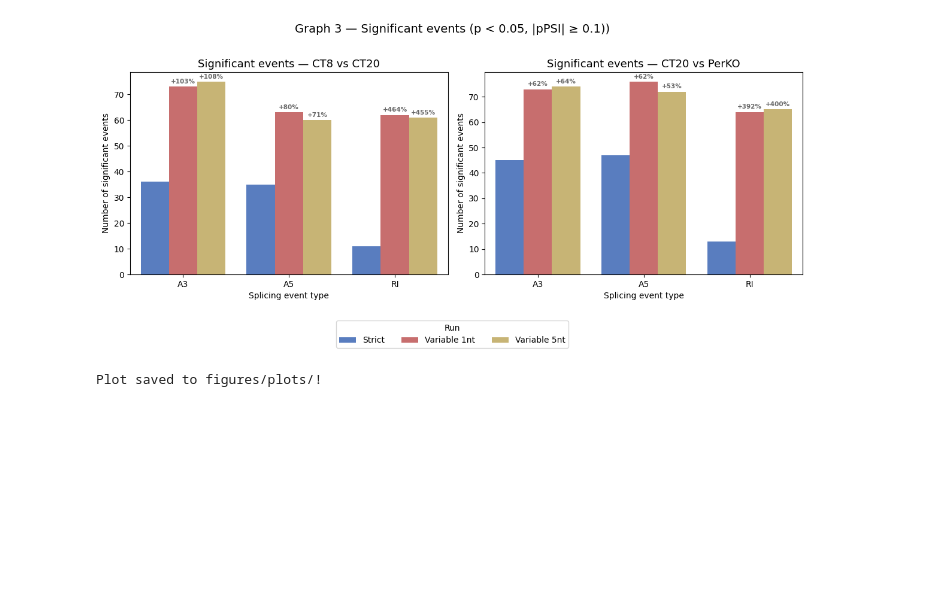
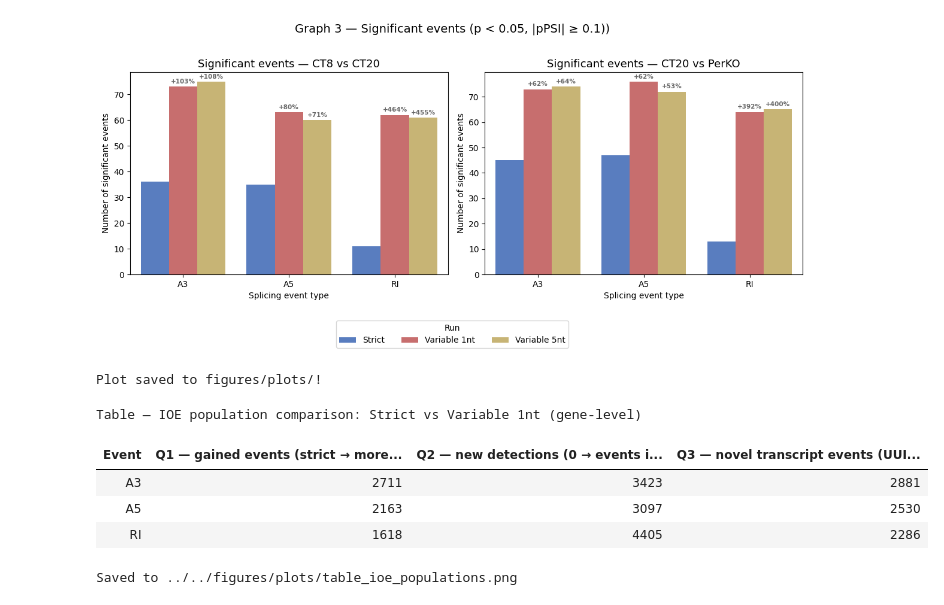
Before and after one commit to griceyrt/Internship, a Jupyter notebook: analysis/notebooks/02_barplots.ipynb, the cells around one changed output. Saved outputs shown, nothing was run; the diff lists cells and outputs as text; code cells hidden in the pictures; blank space fills up the shorter version.

```diff
--- a/analysis/notebooks/02_barplots.ipynb
+++ b/analysis/notebooks/02_barplots.ipynb
@@ -336,3 +336,56 @@ print("Plot saved to figures/plots/!")
 # %% [output]
 [figure]
 Plot saved to figures/plots/!
+# %%
+# ── CELL 1 — Table: IOE Population Summary (Q1 / Q2 / Q3) ──────────────────
+
+import os
+
+# Read the population counts produced by compare_event_populations.sh
+def count_lines(path):
+    """Return number of lines in a file (0 if file missing or empty)."""
+    if not os.path.exists(path):
+        return 0
+    with open(path) as f:
+        return sum(1 for _ in f)
+
+base = "/Users/gricey/Desktop/Internship/data/ioe_populations" # adjust if you ran the script from a different cwd
+
+data_pop = {
+    "Event": ["A3", "A5", "RI"],
+    "Q1 — gained events\n(strict → more, both present)": [
+        count_lines(f"{base}/A3_Q1_more_events.txt"),
+        count_lines(f"{base}/A5_Q1_more_events.txt"),
+        count_lines(f"{base}/RI_Q1_more_events.txt"),
+    ],
+    "Q2 — new detections\n(0 → events in variable)": [
+        count_lines(f"{base}/A3_Q2_zero_to_events_genes.txt"),
+        count_lines(f"{base}/A5_Q2_zero_to_events_genes.txt"),
+        count_lines(f"{base}/RI_Q2_zero_to_events_genes.txt"),
+    ],
+    "Q3 — novel transcript events\n(UUID IDs)": [
+        count_lines(f"{base}/A3_Q3_novel_transcripts.ioe"),
+        count_lines(f"{base}/A5_Q3_novel_transcripts.ioe"),
+        count_lines(f"{base}/RI_Q3_novel_transcripts.ioe"),
+    ],
+}
+
+df_pop = pd.DataFrame(data_pop)
+
+display(
+    style_table(df_pop)
+    .set_caption("Table — IOE population comparison: Strict vs Variable 1nt (gene-level)")
+)
+
+export_table_png(
+    df_pop,
+    "../../figures/plots/table_ioe_populations.png",
+    title="IOE population comparison: Strict vs Variable 1nt"
+)
+# %% [output]
+Table — IOE population comparison: Strict vs Variable 1nt (gene-level)
+| Event | Q1 — gained events (strict → more... | Q2 — new detections (0 → events i... | Q3 — novel transcript events (UUI... |
+| A3 | 2711 | 3423 | 2881 |
+| A5 | 2163 | 3097 | 2530 |
+| RI | 1618 | 4405 | 2286 |
+Saved to ../../figures/plots/table_ioe_populations.png
```
Also changed, not shown: parts of 1 cell of this notebook, 15 other files.
